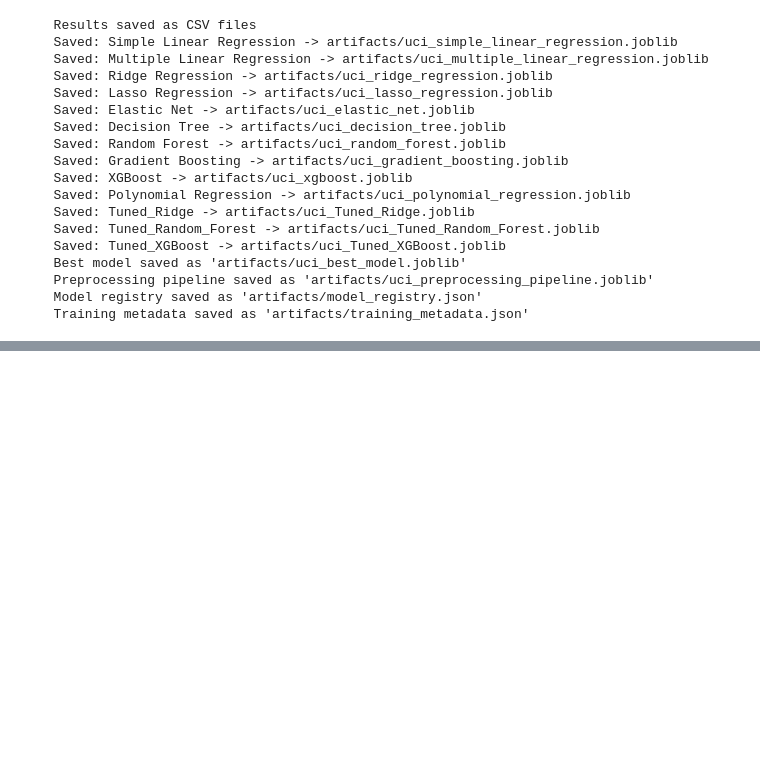
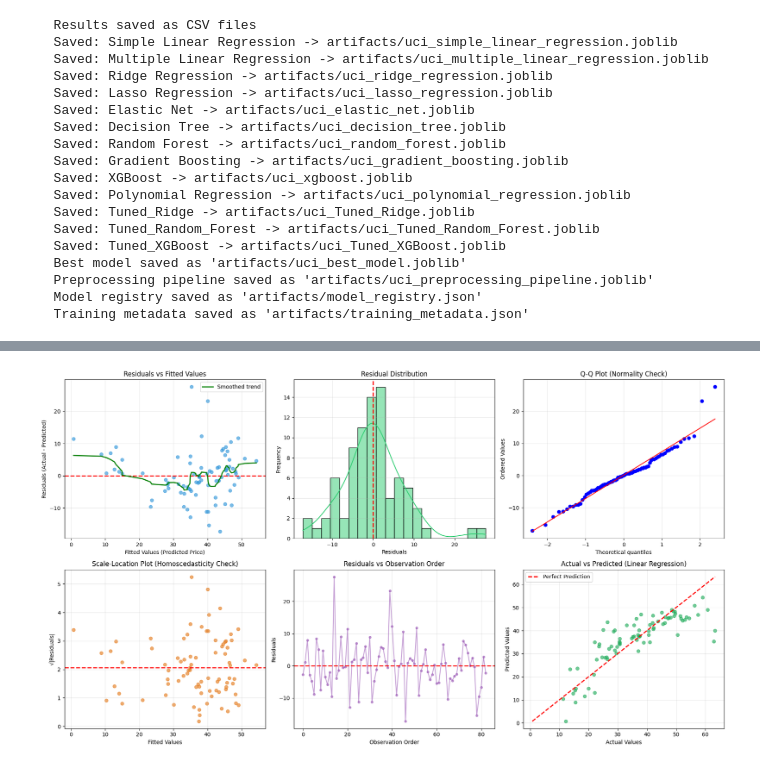
Before and after one commit to Raunak-23/Predictive_Analytics, a Jupyter notebook: House_price_pred/uci_house.ipynb, the cells around one changed output, grey strips where cells are left out. Saved outputs shown, nothing was run; the diff lists cells and outputs as text; code cells hidden in the pictures; blank space fills up the shorter version.

Commit message:
Implemented House Price Prediction on Ames Housing dataset

```diff
--- a/House_price_pred/baseline.ipynb
+++ b/House_price_pred/uci_house.ipynb
@@ -1249,0 +1252,15 @@ print("  Training metadata saved as 'artifacts/training_metadata.json'")
+# %%
+# Residual Analysis for Linear Regression (Primary Interpretable Model)
+linear_model = all_models['Multiple Linear Regression'][0]
+linear_pred_all = all_models['Multiple Linear Regression'][1]
+residuals = y_test.to_numpy() - linear_pred_all
+
+# Calculate residual statistics
+print("\nResidual Statistics:")
+print(f"  Mean: {np.mean(residuals):.4f}")
+print(f"  Std Dev: {np.std(residuals):.4f}")
+print(f"  Skewness: {pd.Series(residuals).skew():.4f}")
+print(f"  Kurtosis: {pd.Series(residuals).kurtosis():.4f}")
+print(f"  Min: {np.min(residuals):.4f}")
+print(f"  Max: {np.max(residuals):.4f}")
+print(f"  Range: {np.max(residuals) - np.min(residuals):.4f}")
@@ -1249,0 +1276,71 @@ print("  Training metadata saved as 'artifacts/training_metadata.json'")
+# %%
+# Residual Visualization Plots
+fig, axes = plt.subplots(2, 3, figsize=(18, 10))
+
+# 1. Residuals vs Fitted Values (Main diagnostic plot)
+ax1 = axes[0, 0]
+ax1.scatter(linear_pred_all, residuals, alpha=0.65, color='#3498db')
+ax1.axhline(0, linestyle='--', color='red', linewidth=2)
+ax1.set_xlabel('Fitted Values (Predicted Price)')
+ax1.set_ylabel('Residuals (Actual - Predicted)')
+ax1.set_title('Residuals vs Fitted Values')
+ax1.grid(alpha=0.3)
+
+# Add a loess smooth line to detect patterns (simple moving average)
+from scipy.ndimage import gaussian_filter1d
+sorted_indices = np.argsort(linear_pred_all)
+smoothed = gaussian_filter1d(residuals[sorted_indices], sigma=3)
+ax1.plot(linear_pred_all[sorted_indices], smoothed, color='green', linewidth=2, label='Smoothed trend')
+ax1.legend()
+
+# 2. Histogram of Residuals
+ax2 = axes[0, 1]
+sns.histplot(residuals, kde=True, ax=ax2, color='#2ecc71', bins=20)
+ax2.axvline(0, linestyle='--', color='red', linewidth=2)
+ax2.set_xlabel('Residuals')
+ax2.set_ylabel('Frequency')
+ax2.set_title('Residual Distribution')
+ax2.grid(alpha=0.3)
+
+# 3. Q-Q Plot (Normality Check)
+ax3 = axes[0, 2]
+import scipy.stats as stats
+stats.probplot(residuals, dist="norm", plot=ax3)
+ax3.set_title('Q-Q Plot (Normality Check)')
+ax3.grid(alpha=0.3)
+
+# 4. Scale-Location Plot (√|Residuals| vs Fitted)
+ax4 = axes[1, 0]
+sqrt_abs_resid = np.sqrt(np.abs(residuals))
+ax4.scatter(linear_pred_all, sqrt_abs_resid, alpha=0.65, color='#e67e22')
+ax4.axhline(np.mean(sqrt_abs_resid), linestyle='--', color='red', linewidth=2)
+ax4.set_xlabel('Fitted Values')
+ax4.set_ylabel('√|Residuals|')
+ax4.set_title('Scale-Location Plot (Homoscedasticity Check)')
+ax4.grid(alpha=0.3)
+
+# 5. Residuals vs Order (Time/Index)
+ax5 = axes[1, 1]
+ax5.plot(range(len(residuals)), residuals, 'o-', alpha=0.6, color='#9b59b6', markersize=4)
+ax5.axhline(0, linestyle='--', color='red', linewidth=2)
+ax5.set_xlabel('Observation Order')
+ax5.set_ylabel('Residuals')
+ax5.set_title('Residuals vs Observation Order')
+ax5.grid(alpha=0.3)
+
+# 6. Actual vs Predicted Plot (for context)
+ax6 = axes[1, 2]
+ax6.scatter(y_test, linear_pred_all, alpha=0.65, color='#27ae60')
+lo = min(y_test.min(), linear_pred_all.min())
+hi = max(y_test.max(), linear_pred_all.max())
+ax6.plot([lo, hi], [lo, hi], linestyle='--', color='red', linewidth=2, label='Perfect Prediction')
+ax6.set_xlabel('Actual Values')
+ax6.set_ylabel('Predicted Values')
+ax6.set_title('Actual vs Predicted (Linear Regression)')
+ax6.legend()
+ax6.grid(alpha=0.3)
+
+plt.tight_layout()
+plt.show()
+# %% [output]
+[figure, added]
```
Also changed, not shown: parts of 13 cells of this notebook, 13 other files.
